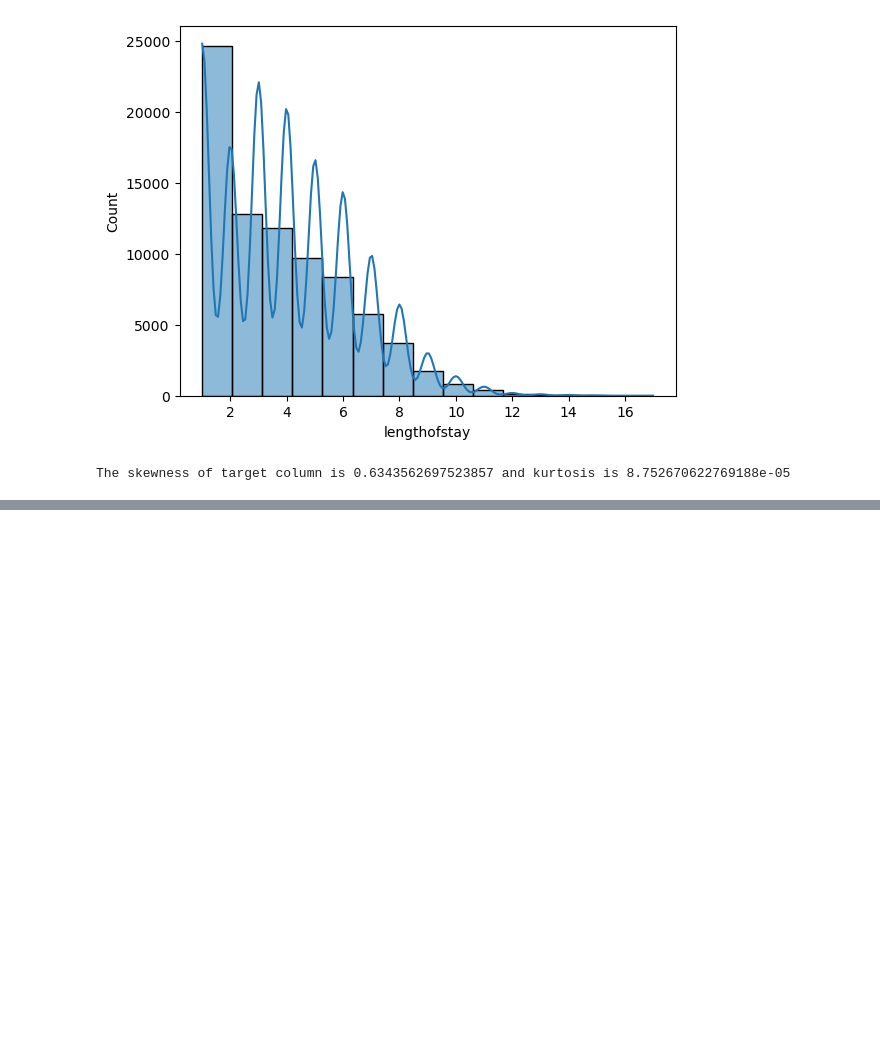
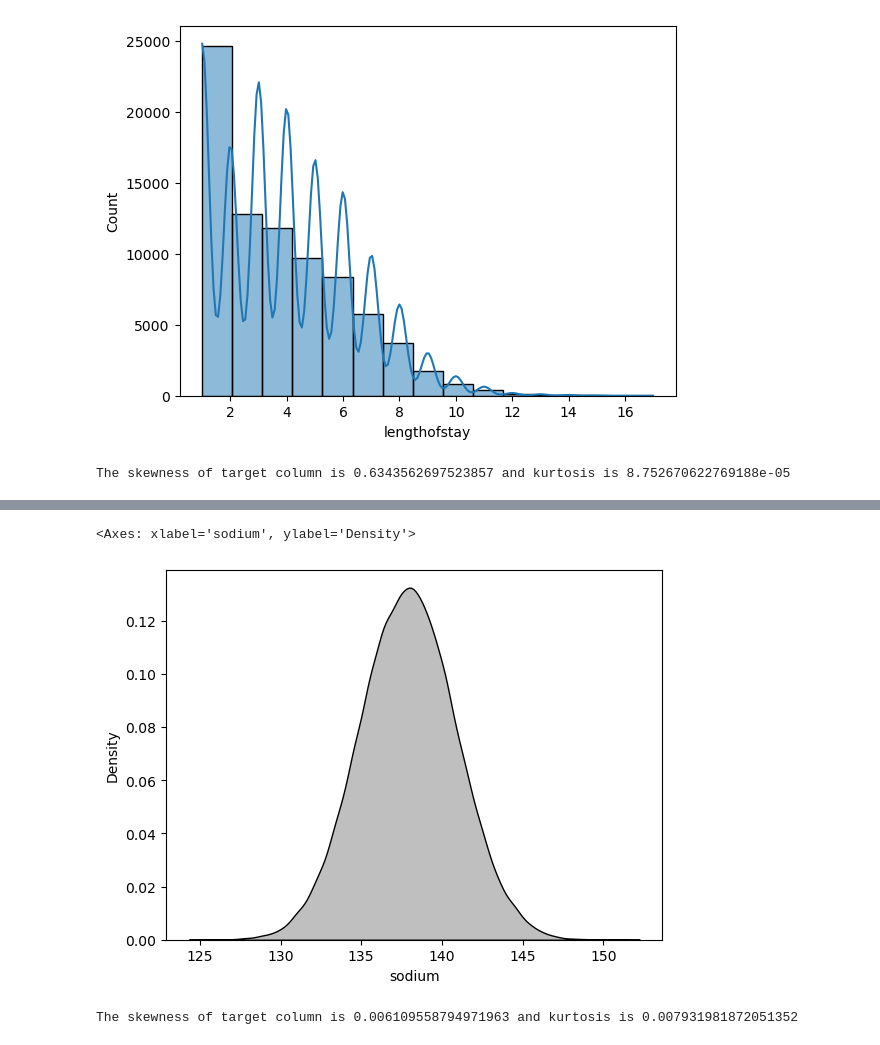
Before and after one commit to mrityu98/HospitalStay, a Jupyter notebook: Hospital Stay/Untitled.ipynb, the cells around one changed output, grey strips where cells are left out. Cells and saved outputs as stored; diff of their text form; code cells hidden in the pictures; blank space fills up the shorter version.

```diff
--- a/Hospital Stay/Untitled.ipynb
+++ b/Hospital Stay/Untitled.ipynb
@@ -120,0 +226,9 @@ The skewness of target column is 0.6343562697523857 and kurtosis is 8.7526706227
+# %%
+sb.kdeplot(data=df_train,x='sodium',fill=True,color='black')
+# %% [output]
+<Axes: xlabel='sodium', ylabel='Density'>
+[figure, added]
+# %%
+print(f"The skewness of target column is {df_train['sodium'].skew()} and kurtosis is {df_train['sodium'].kurtosis()}")
+# %% [output]
+The skewness of target column is 0.006109558794971963 and kurtosis is 0.007931981872051352
```
Also changed, not shown: parts of 17 cells of this notebook.
